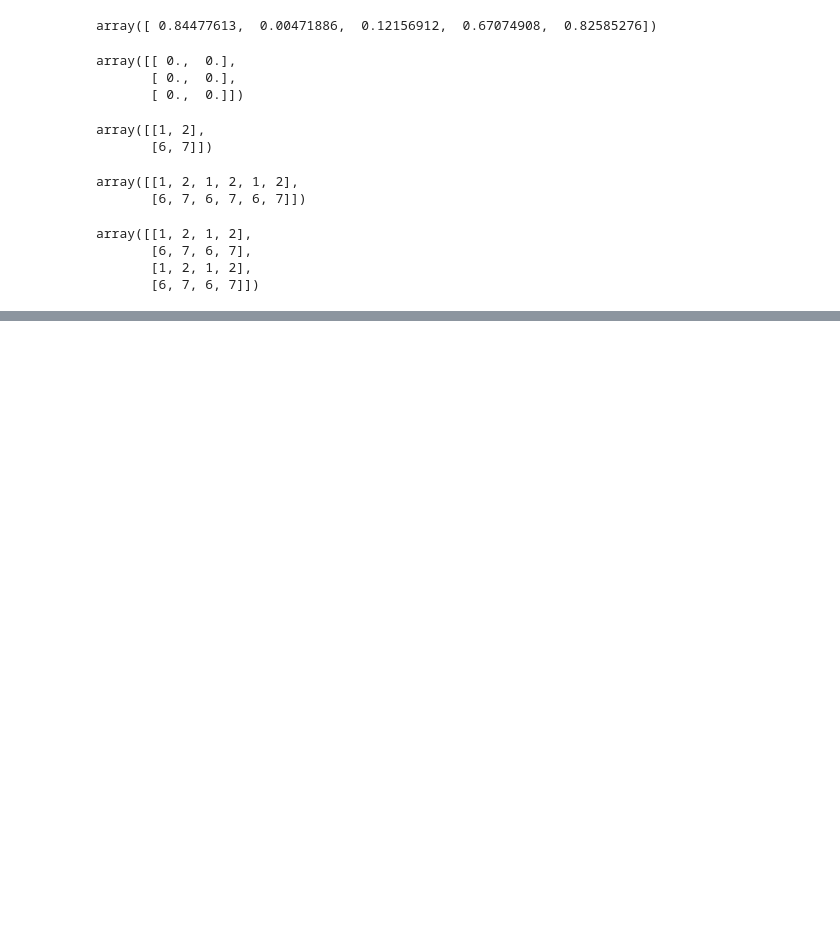
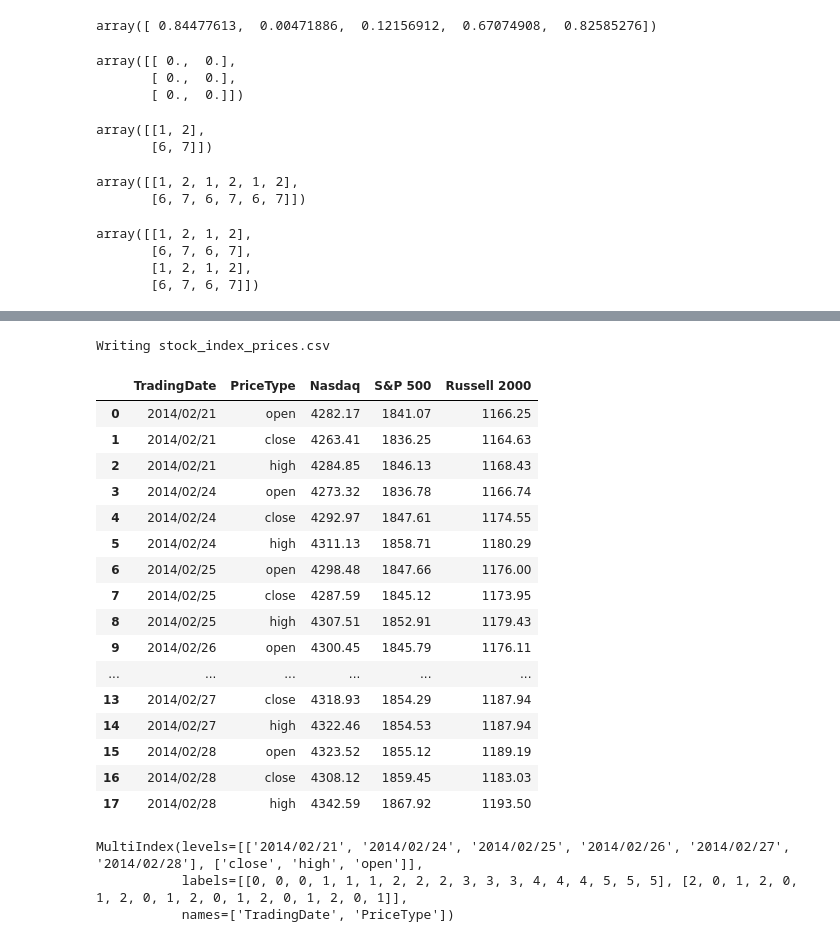
Before and after one commit to sawsimeon/Rnewbie, a Jupyter notebook: Mastering Pandas.ipynb, the cells around one changed output, grey strips where cells are left out. Drawn from its saved outputs; the diff is of its cells as text; code cells hidden in the pictures; blank space fills up the shorter version.

```diff
--- a/Mastering Pandas.ipynb
+++ b/Mastering Pandas.ipynb
@@ -112,0 +1504,45 @@ array([[1, 2, 1, 2],
+# %%
+%%writefile stock_index_prices.csv
+TradingDate,PriceType,Nasdaq,S&P 500,Russell 2000
+2014/02/21,open,4282.17,1841.07,1166.25
+2014/02/21,close,4263.41,1836.25,1164.63
+2014/02/21,high,4284.85,1846.13,1168.43
+2014/02/24,open,4273.32,1836.78,1166.74
+2014/02/24,close,4292.97,1847.61,1174.55
+2014/02/24,high,4311.13,1858.71,1180.29
+2014/02/25,open,4298.48,1847.66,1176
+2014/02/25,close,4287.59,1845.12,1173.95
+2014/02/25,high,4307.51,1852.91,1179.43
+2014/02/26,open,4300.45,1845.79,1176.11
+2014/02/26,close,4292.06,1845.16,1181.72
+2014/02/26,high,4316.82,1852.65,1188.06
+2014/02/27,open,4291.47,1844.9,1179.28
+2014/02/27,close,4318.93,1854.29,1187.94
+2014/02/27,high,4322.46,1854.53,1187.94
+2014/02/28,open,4323.52,1855.12,1189.19
+2014/02/28,close,4308.12,1859.45,1183.03
+2014/02/28,high,4342.59,1867.92,1193.5
+# %% [output]
+Writing stock_index_prices.csv
+# %%
+sharesIndexDataDF = pd.read_csv('stock_index_prices.csv')
+# %%
+sharesIndexDataDF
+# %% [output]
+|  | TradingDate | PriceType | Nasdaq | S&P 500 | Russell 2000 |
+| 0 | 2014/02/21 | open | 4282.17 | 1841.07 | 1166.25 |
+| 1 | 2014/02/21 | close | 4263.41 | 1836.25 | 1164.63 |
+| 2 | 2014/02/21 | high | 4284.85 | 1846.13 | 1168.43 |
+| 3 | 2014/02/24 | open | 4273.32 | 1836.78 | 1166.74 |
+| 4 | 2014/02/24 | close | 4292.97 | 1847.61 | 1174.55 |
+| 5 | 2014/02/24 | high | 4311.13 | 1858.71 | 1180.29 |
+| 6 | 2014/02/25 | open | 4298.48 | 1847.66 | 1176.00 |
+| 7 | 2014/02/25 | close | 4287.59 | 1845.12 | 1173.95 |
+| 8 | 2014/02/25 | high | 4307.51 | 1852.91 | 1179.43 |
+| 9 | 2014/02/26 | open | 4300.45 | 1845.79 | 1176.11 |
+| ... | ... | ... | ... | ... | ... |
+| 13 | 2014/02/27 | close | 4318.93 | 1854.29 | 1187.94 |
+| 14 | 2014/02/27 | high | 4322.46 | 1854.53 | 1187.94 |
+| 15 | 2014/02/28 | open | 4323.52 | 1855.12 | 1189.19 |
+| 16 | 2014/02/28 | close | 4308.12 | 1859.45 | 1183.03 |
+| 17 | 2014/02/28 | high | 4342.59 | 1867.92 | 1193.50 |
@@ -112,0 +1553,6 @@ array([[1, 2, 1, 2],
+# %%
+mIndex = sharesIndexDF.index; mIndex
+# %% [output]
+MultiIndex(levels=[['2014/02/21', '2014/02/24', '2014/02/25', '2014/02/26', '2014/02/27', '2014/02/28'], ['close', 'high', 'open']],
+           labels=[[0, 0, 0, 1, 1, 1, 2, 2, 2, 3, 3, 3, 4, 4, 4, 5, 5, 5], [2, 0, 1, 2, 0, 1, 2, 0, 1, 2, 0, 1, 2, 0, 1, 2, 0, 1]],
+           names=['TradingDate', 'PriceType'])
```
Also changed, not shown: parts of 275 cells of this notebook.
